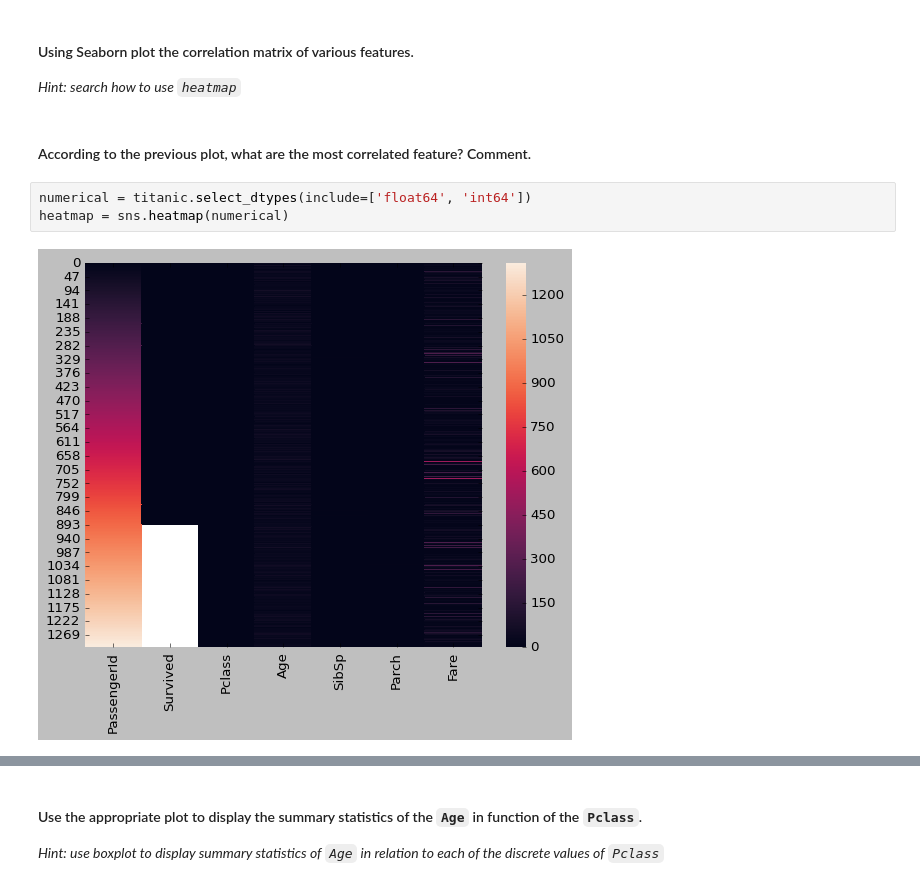
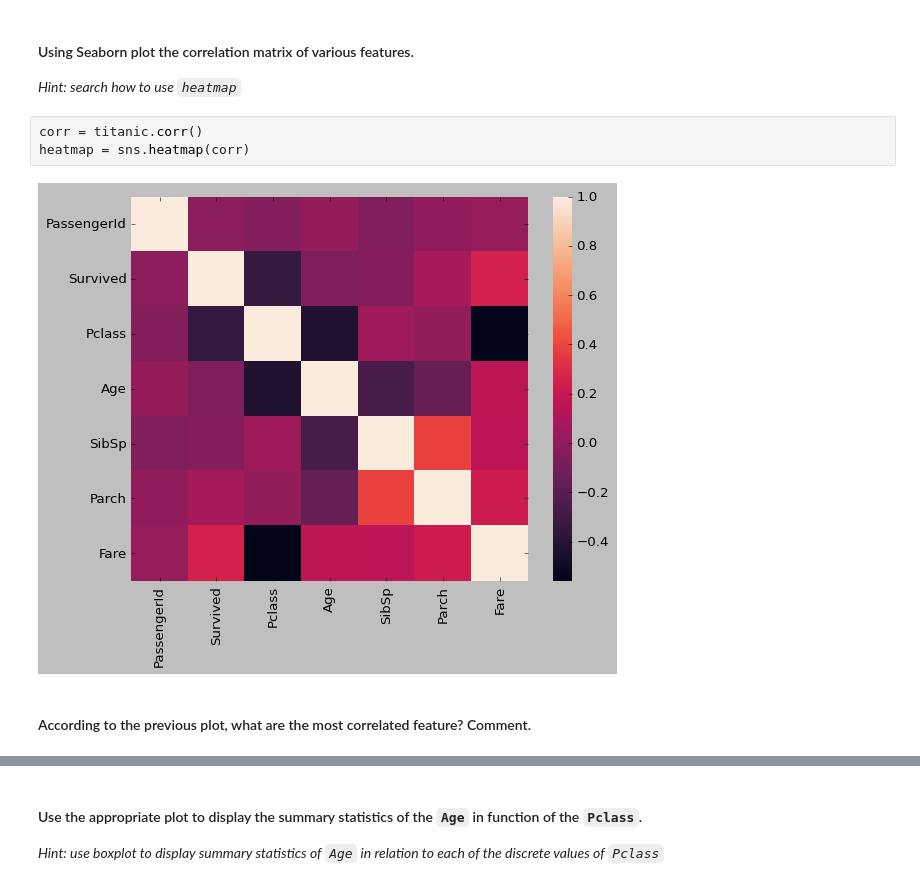
Before and after one commit to Ironhack-Data-Madrid-Febrero-2021/lab-matplotlib-seaborn, a Jupyter notebook: your-code/challenge-3.ipynb, the cells around one changed output, grey strips where cells are left out. Drawn from its saved outputs; the diff is of its cells as text.

Commit message:
heatmap

```diff
--- a/your-code/challenge-3.ipynb
+++ b/your-code/challenge-3.ipynb
@@ -200,10 +204,10 @@ sns.scatterplot(titanic.Age, titanic.Fare)
 #### Using Seaborn plot the correlation matrix of various features.
 
 *Hint: search how to use `heatmap`*
+# %%
+corr = titanic.corr()
+heatmap = sns.heatmap(corr)
+# %% [output]
+[figure, added]
 # %% [markdown]
 #### According to the previous plot, what are the most correlated feature? Comment.
-# %%
-numerical = titanic.select_dtypes(include=['float64', 'int64'])
-heatmap = sns.heatmap(numerical)
-# %% [output]
-[figure, removed]
```
Also changed, not shown: parts of 5 cells of this notebook.
